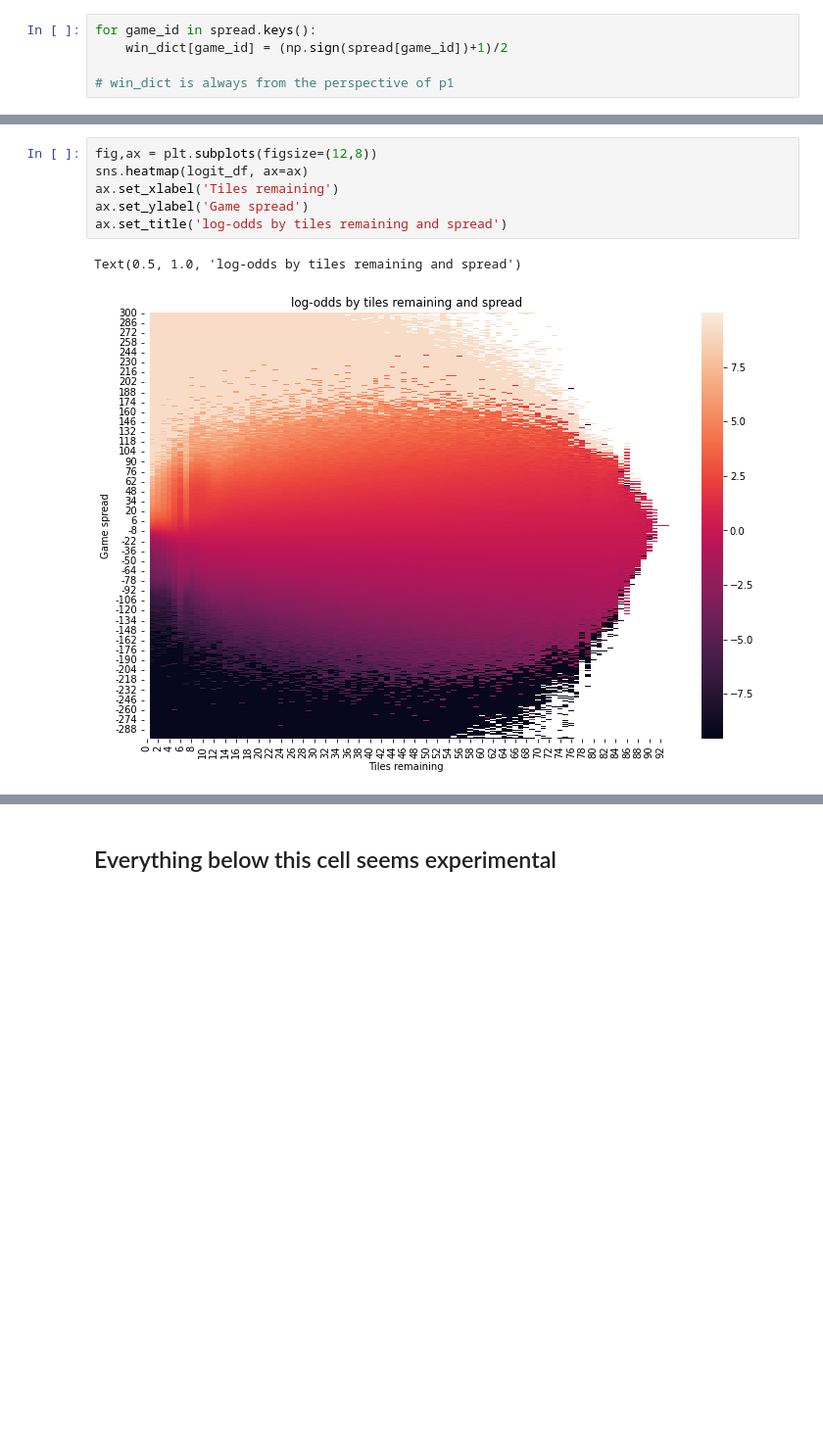
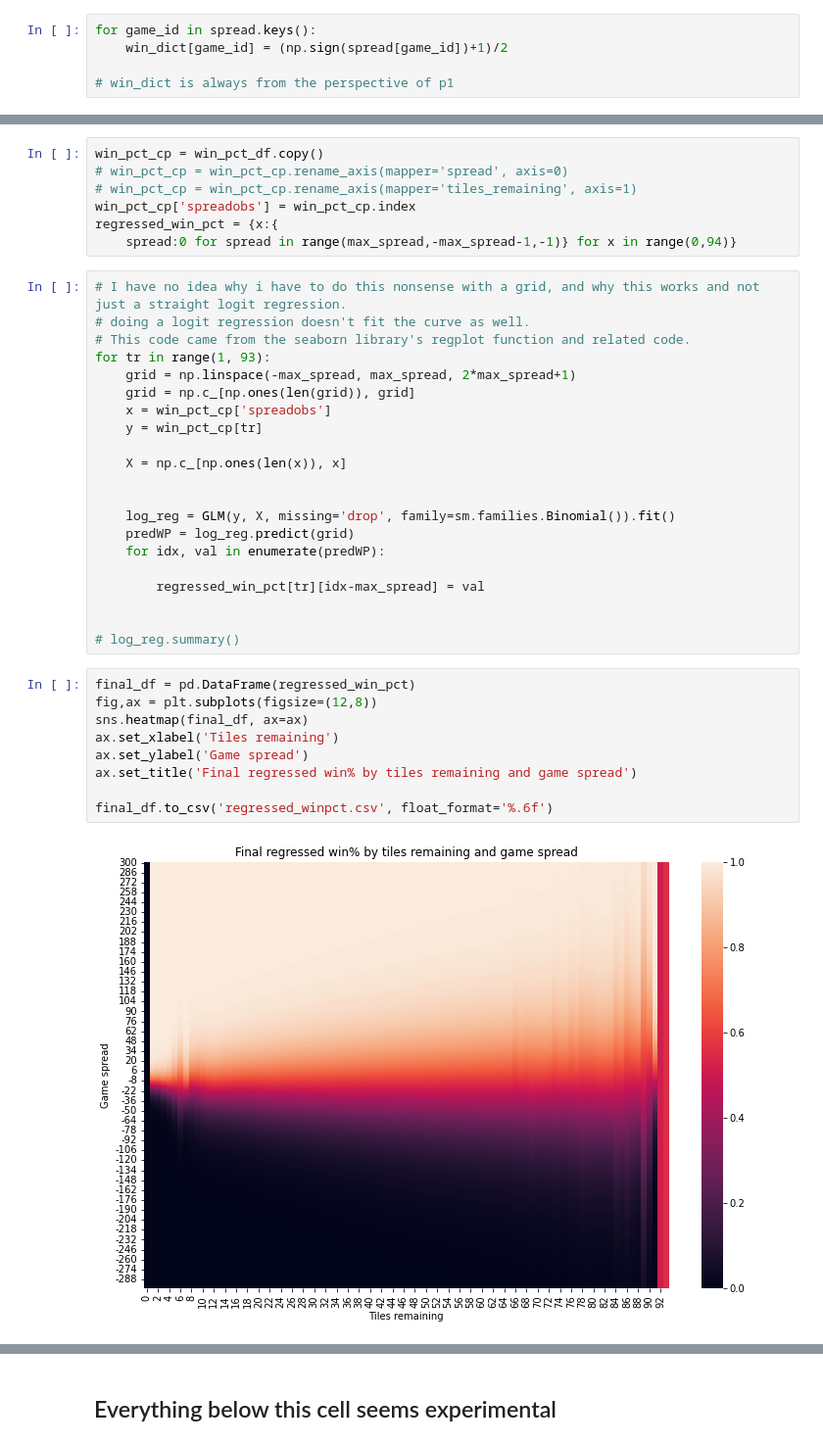
Before and after one commit to domino14/macondo, a Jupyter notebook: notebooks/win_pct/calculate_win_percentages.ipynb, the cells around one changed output, grey strips where cells are left out. Shown at 98% size. Cells and saved outputs as stored; diff of their text form; blank space fills up the shorter version.

```diff
--- a/notebooks/win_pct/calculate_win_percentages.ipynb
+++ b/notebooks/win_pct/calculate_win_percentages.ipynb
@@ -218,9 +208,39 @@ logit_df = win_pct_df.applymap(mapfn)
+# %%
+win_pct_cp = win_pct_df.copy()
+# win_pct_cp = win_pct_cp.rename_axis(mapper='spread', axis=0)
+# win_pct_cp = win_pct_cp.rename_axis(mapper='tiles_remaining', axis=1)
+win_pct_cp['spreadobs'] = win_pct_cp.index
+regressed_win_pct = {x:{
+    spread:0 for spread in range(max_spread,-max_spread-1,-1)} for x in range(0,94)}
+# %%
+# I have no idea why i have to do this nonsense with a grid, and why this works and not just a straight logit regression.
+# doing a logit regression doesn't fit the curve as well.
+# This code came from the seaborn library's regplot function and related code.
+for tr in range(1, 93):
+    grid = np.linspace(-max_spread, max_spread, 2*max_spread+1)
+    grid = np.c_[np.ones(len(grid)), grid]
+    x = win_pct_cp['spreadobs']
+    y = win_pct_cp[tr]
+
+    X = np.c_[np.ones(len(x)), x]
+
+
+    log_reg = GLM(y, X, missing='drop', family=sm.families.Binomial()).fit()
+    predWP = log_reg.predict(grid)
+    for idx, val in enumerate(predWP):
+
+        regressed_win_pct[tr][idx-max_spread] = val
+
+
+# log_reg.summary()
 # %%
+final_df = pd.DataFrame(regressed_win_pct)
 fig,ax = plt.subplots(figsize=(12,8))
-sns.heatmap(logit_df, ax=ax)
+sns.heatmap(final_df, ax=ax)
 ax.set_xlabel('Tiles remaining')
 ax.set_ylabel('Game spread')
-ax.set_title('log-odds by tiles remaining and spread')
+ax.set_title('Final regressed win% by tiles remaining and game spread')
+
+final_df.to_csv('regressed_winpct.csv', float_format='%.6f')
 # %% [output]
-Text(0.5, 1.0, 'log-odds by tiles remaining and spread')
-[figure, old version]
+[figure, new version]
```
Also changed, not shown: parts of 14 cells of this notebook, 3 other files.
